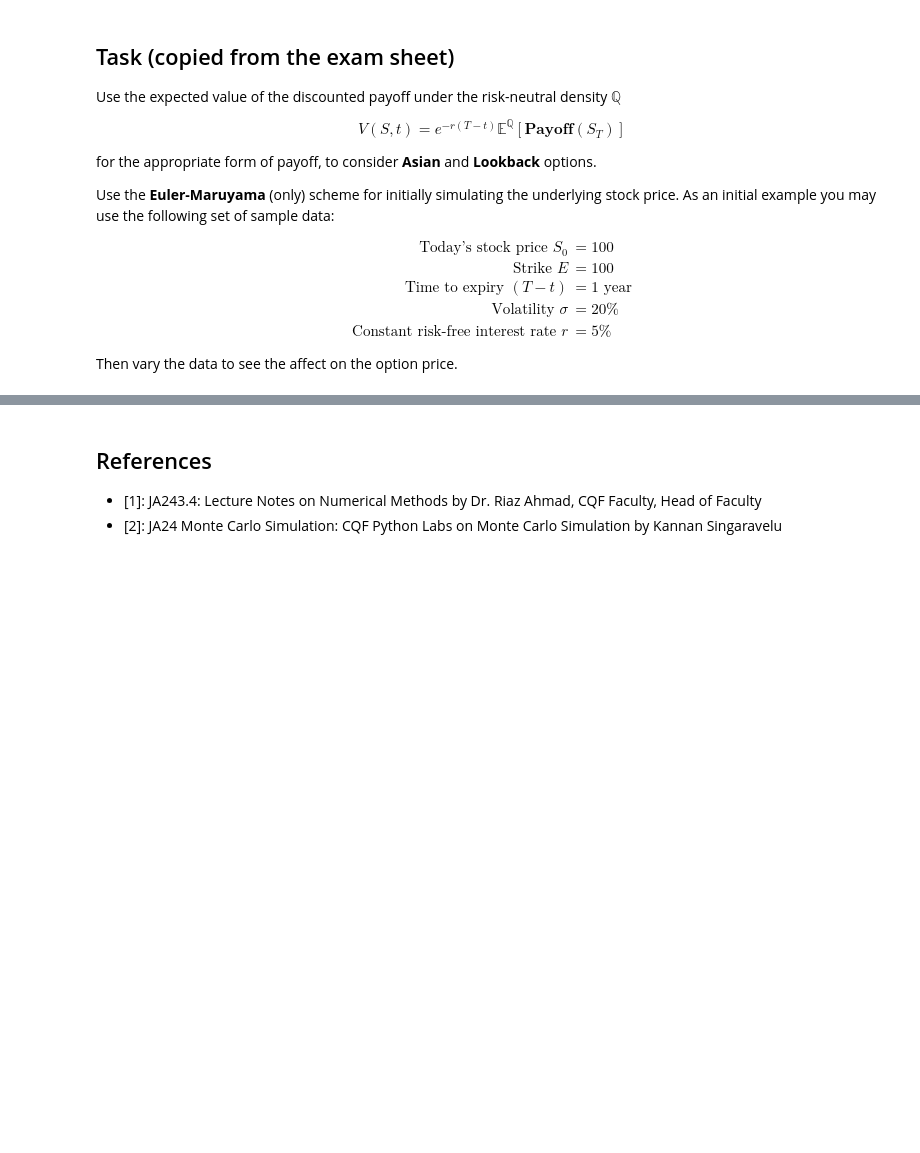
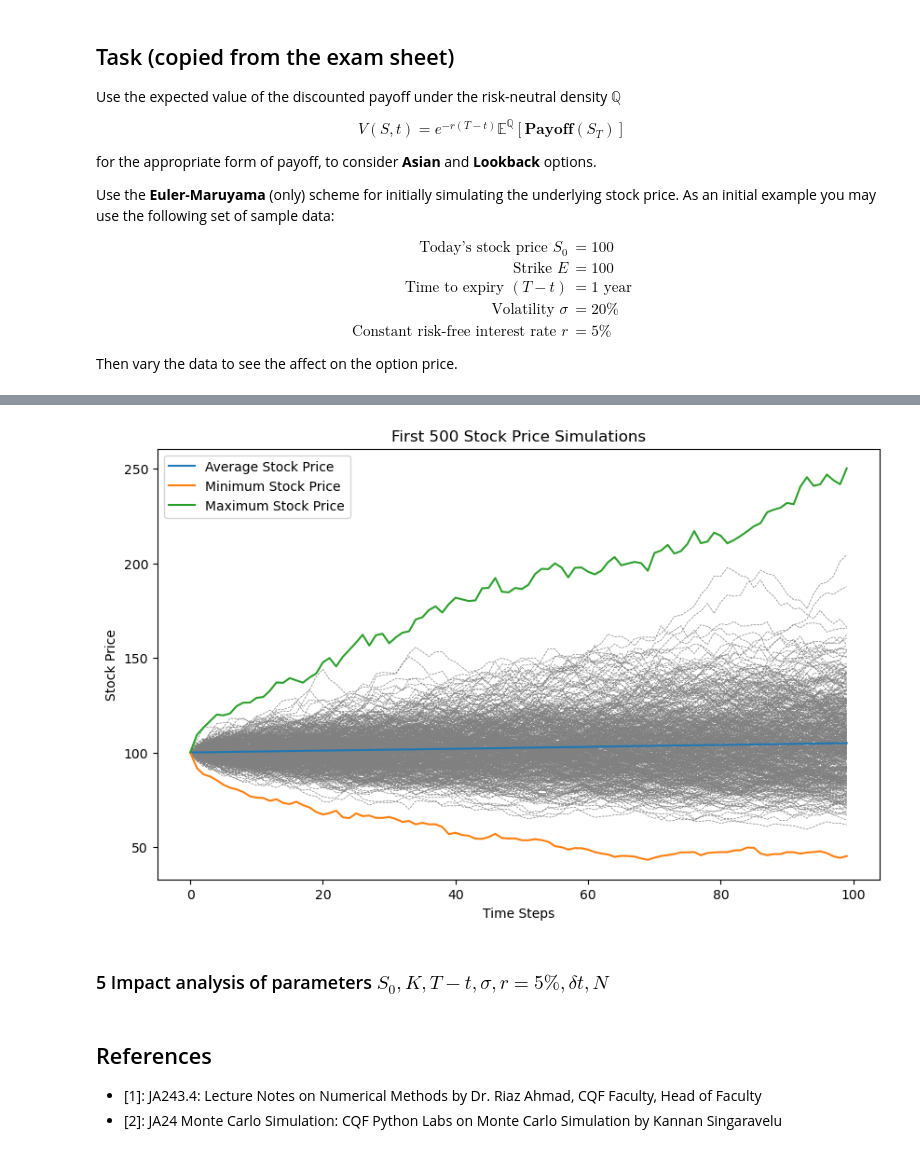
Before and after one commit to heidi123123/cqf, a Jupyter notebook: Exams/2/Exam2.ipynb, the cells around one changed output, grey strips where cells are left out. Saved outputs shown, nothing was run; the diff lists cells and outputs as text; code cells hidden in the pictures; blank space fills up the shorter version.

```diff
--- a/Exams/2/Exam2.ipynb
+++ b/Exams/2/Exam2.ipynb
@@ -161,3 +179,25 @@ plt.show()
+# %%
+plt.figure(figsize=(10, 6))
+for i in range(500):  # plot the first 1000 paths
+    plt.plot(S[i, :], color='gray', linewidth=0.5, linestyle='dashed')
+
+# plot other functions of the stock price simulations, like average, min + max
+avg_S = np.mean(S, axis=0)
+min_S = np.min(S, axis=0)
+max_S = np.max(S, axis=0)
+plt.plot(avg_S, label='Average Stock Price')
+plt.plot(min_S, label='Minimum Stock Price')
+plt.plot(max_S, label='Maximum Stock Price')
+
+plt.xlabel('Time Steps')
+plt.ylabel('Stock Price')
+plt.title(f'First 500 Stock Price Simulations')
+plt.legend()
+plt.show()
+# %% [output]
+[figure, added]
+# %% [markdown]
+### 5 Impact analysis of parameters $S_0,K,T-t,\sigma,r=5\%,\delta t,N$
 # %% [markdown]
 ## References
 
```
Also changed, not shown: parts of 16 cells of this notebook.
